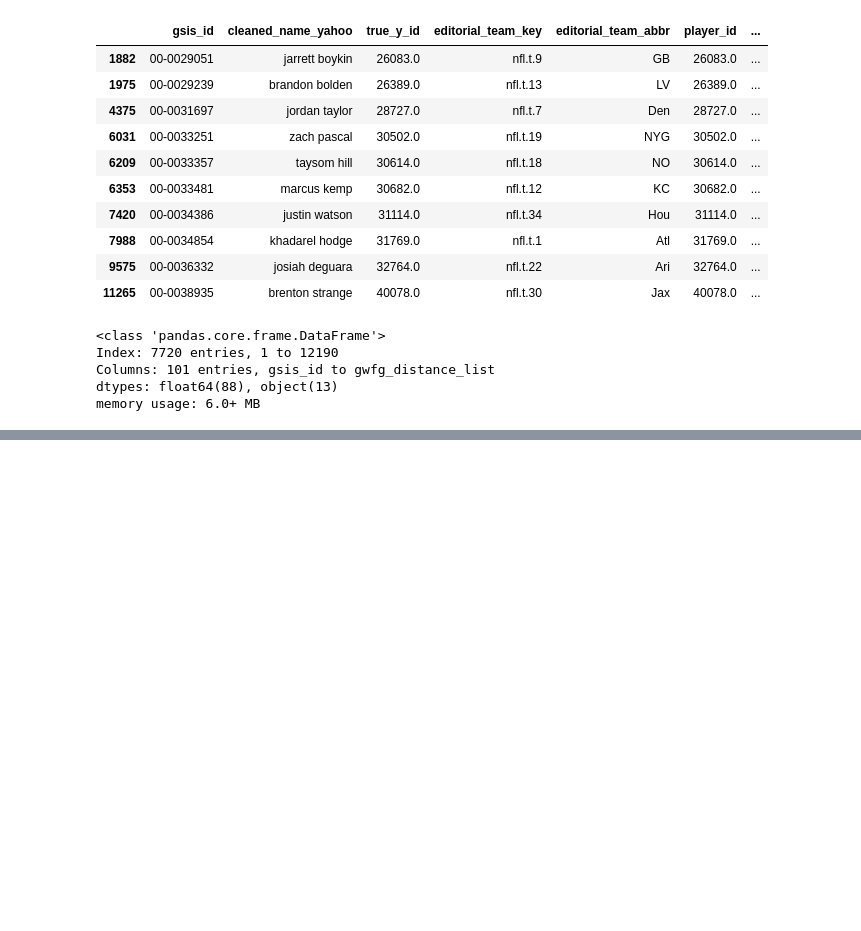
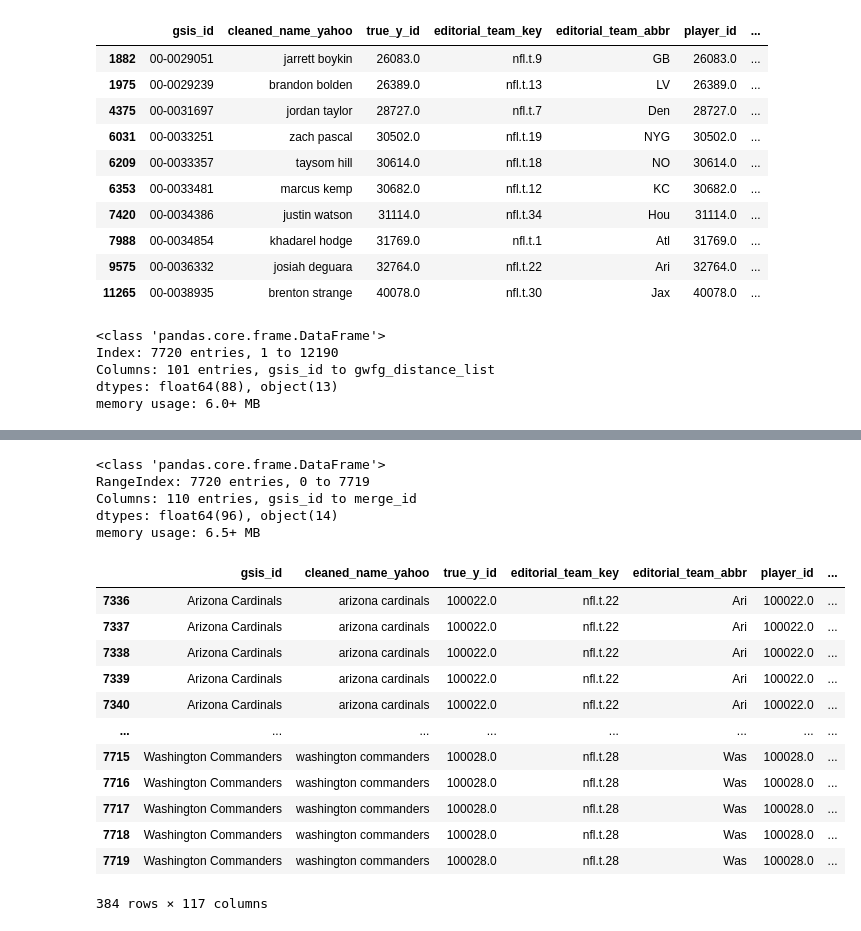
Before and after one commit to nicriv831/Fantasy-Football-Machine, a Jupyter notebook: data_merging.ipynb, the cells around one changed output, grey strips where cells are left out. Saved outputs shown, nothing was run; the diff lists cells and outputs as text; code cells hidden in the pictures; blank space fills up the shorter version.

```diff
--- a/data_merging.ipynb
+++ b/data_merging.ipynb
@@ -374,0 +674,3 @@ memory usage: 6.0+ MB
+# %%
+conv['merge_id'] = conv['def_team'] + '_' + conv['def_season'].astype(str)
+conv.head()
@@ -374,0 +684,3 @@ memory usage: 6.0+ MB
+# %%
+conv = conv.drop(columns=['def_team', 'def_season'])
+conv.head()
@@ -374,0 +728,25 @@ memory usage: 6.0+ MB
+# %%
+def_stats.info()
+# %% [output]
+<class 'pandas.core.frame.DataFrame'>
+RangeIndex: 7720 entries, 0 to 7719
+Columns: 110 entries, gsis_id to merge_id
+dtypes: float64(96), object(14)
+memory usage: 6.5+ MB
+# %%
+conv_stats = def_stats.merge(conv, how='left', left_on='gs_unq', right_on = 'merge_id')
+conv_stats[conv_stats['primary_position'] == 'DEF']
+# %% [output]
+|  | gsis_id | cleaned_name_yahoo | true_y_id | editorial_team_key | editorial_team_abbr | player_id | ... |
+| 7336 | Arizona Cardinals | arizona cardinals | 100022.0 | nfl.t.22 | Ari | 100022.0 | ... |
+| 7337 | Arizona Cardinals | arizona cardinals | 100022.0 | nfl.t.22 | Ari | 100022.0 | ... |
+| 7338 | Arizona Cardinals | arizona cardinals | 100022.0 | nfl.t.22 | Ari | 100022.0 | ... |
+| 7339 | Arizona Cardinals | arizona cardinals | 100022.0 | nfl.t.22 | Ari | 100022.0 | ... |
+| 7340 | Arizona Cardinals | arizona cardinals | 100022.0 | nfl.t.22 | Ari | 100022.0 | ... |
+| ... | ... | ... | ... | ... | ... | ... | ... |
+| 7715 | Washington Commanders | washington commanders | 100028.0 | nfl.t.28 | Was | 100028.0 | ... |
+| 7716 | Washington Commanders | washington commanders | 100028.0 | nfl.t.28 | Was | 100028.0 | ... |
+| 7717 | Washington Commanders | washington commanders | 100028.0 | nfl.t.28 | Was | 100028.0 | ... |
+| 7718 | Washington Commanders | washington commanders | 100028.0 | nfl.t.28 | Was | 100028.0 | ... |
+| 7719 | Washington Commanders | washington commanders | 100028.0 | nfl.t.28 | Was | 100028.0 | ... |
+384 rows × 117 columns
```
Also changed, not shown: parts of 42 cells of this notebook.
